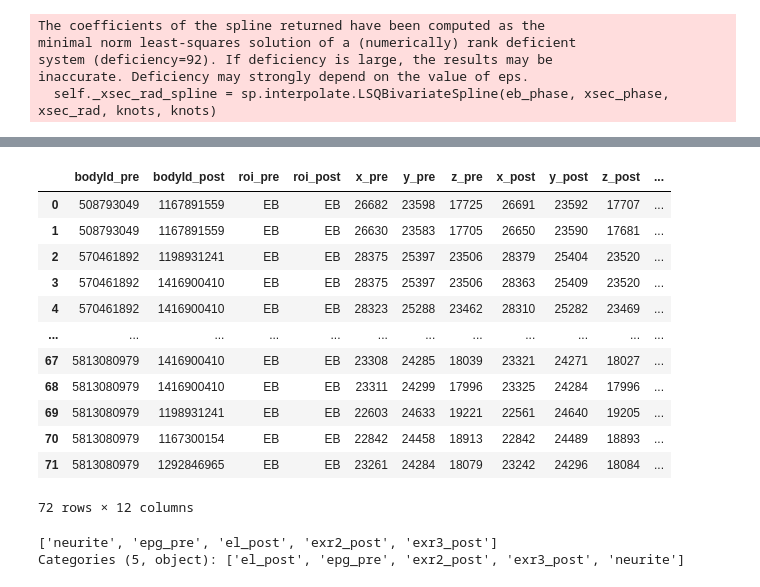
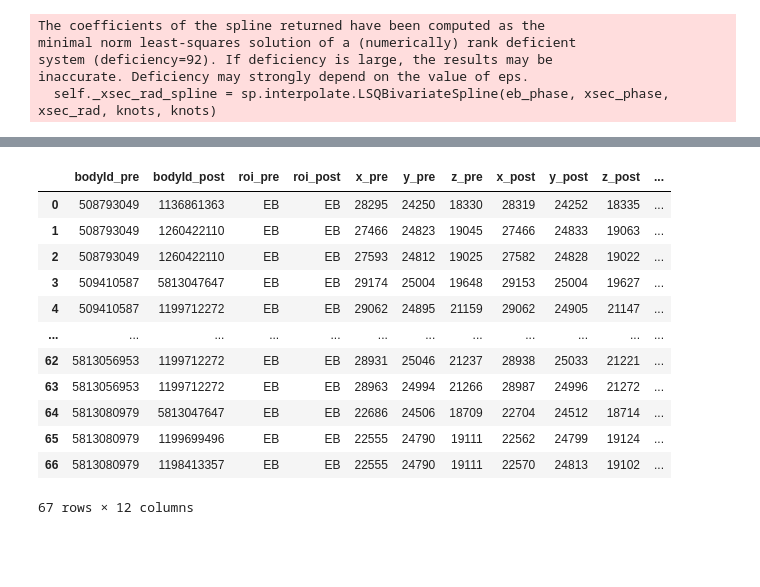
Before and after one commit to yfisher-lab/NeuromodPlasticity, a Jupyter notebook: NeuromodPlasticity/figures/connectomics/synapse_distance.ipynb, the cells around one changed output, grey strips where cells are left out. Drawn from its saved outputs; the diff is of its cells as text; code cells hidden in the pictures; blank space fills up the shorter version.

```diff
--- a/NeuromodPlasticity/figures/connectomics/synapse_distance.ipynb
+++ b/NeuromodPlasticity/figures/connectomics/synapse_distance.ipynb
@@ -67,6 +69,7 @@ def change_of_basis(navis_skeleton):
 # %%
 # load example ER4d, EPG and an EL that connects them
 er4ds, _ = neu.queries.fetch_neurons(neu.NeuronCriteria(type = 'ER4d'))
+er2s, _ = neu.queries.fetch_neurons(neu.NeuronCriteria(type = 'ER2.*'))
 
 
 els, _= neu.queries.fetch_neurons(neu.NeuronCriteria(type = 'EL'))
@@ -203,19 +273,19 @@ ax.grid(False)
 # %%
 pen_er4d_synapses = neu_orig.fetch_synapse_connections(pens['bodyId'],
-                                                       er4ds['bodyId'],
+                                                       er2s['bodyId'],
                                                        neu_orig.SynapseCriteria(rois='EB'))
 pen_er4d_synapses
 # %% [output]
 |  | bodyId_pre | bodyId_post | roi_pre | roi_post | x_pre | y_pre | z_pre | x_post | y_post | z_post | ... |
-| 0 | 508793049 | 1167891559 | EB | EB | 26682 | 23598 | 17725 | 26691 | 23592 | 17707 | ... |
-| 1 | 508793049 | 1167891559 | EB | EB | 26630 | 23583 | 17705 | 26650 | 23590 | 17681 | ... |
-| 2 | 570461892 | 1198931241 | EB | EB | 28375 | 25397 | 23506 | 28379 | 25404 | 23520 | ... |
-| 3 | 570461892 | 1416900410 | EB | EB | 28375 | 25397 | 23506 | 28363 | 25409 | 23520 | ... |
-| 4 | 570461892 | 1416900410 | EB | EB | 28323 | 25288 | 23462 | 28310 | 25282 | 23469 | ... |
+| 0 | 508793049 | 1136861363 | EB | EB | 28295 | 24250 | 18330 | 28319 | 24252 | 18335 | ... |
+| 1 | 508793049 | 1260422110 | EB | EB | 27466 | 24823 | 19045 | 27466 | 24833 | 19063 | ... |
+| 2 | 508793049 | 1260422110 | EB | EB | 27593 | 24812 | 19025 | 27582 | 24828 | 19022 | ... |
+| 3 | 509410587 | 5813047647 | EB | EB | 29174 | 25004 | 19648 | 29153 | 25004 | 19627 | ... |
+| 4 | 509410587 | 1199712272 | EB | EB | 29062 | 24895 | 21159 | 29062 | 24905 | 21147 | ... |
 | ... | ... | ... | ... | ... | ... | ... | ... | ... | ... | ... | ... |
-| 67 | 5813080979 | 1416900410 | EB | EB | 23308 | 24285 | 18039 | 23321 | 24271 | 18027 | ... |
-| 68 | 5813080979 | 1416900410 | EB | EB | 23311 | 24299 | 17996 | 23325 | 24284 | 17996 | ... |
-| 69 | 5813080979 | 1198931241 | EB | EB | 22603 | 24633 | 19221 | 22561 | 24640 | 19205 | ... |
-| 70 | 5813080979 | 1167300154 | EB | EB | 22842 | 24458 | 18913 | 22842 | 24489 | 18893 | ... |
-| 71 | 5813080979 | 1292846965 | EB | EB | 23261 | 24284 | 18079 | 23242 | 24296 | 18084 | ... |
+| 62 | 5813056953 | 1199712272 | EB | EB | 28931 | 25046 | 21237 | 28938 | 25033 | 21221 | ... |
+| 63 | 5813056953 | 1199712272 | EB | EB | 28963 | 24994 | 21266 | 28987 | 24996 | 21272 | ... |
+| 64 | 5813080979 | 5813047647 | EB | EB | 22686 | 24506 | 18709 | 22704 | 24512 | 18714 | ... |
+| 65 | 5813080979 | 1199699496 | EB | EB | 22555 | 24790 | 19111 | 22562 | 24799 | 19124 | ... |
+| 66 | 5813080979 | 1198413357 | EB | EB | 22555 | 24790 | 19111 | 22570 | 24813 | 19102 | ... |
-72 rows × 12 columns
+67 rows × 12 columns
@@ -266,5 +291,0 @@ er4d_skel = neu_orig.attach_synapses_to_skeleton(er4d_skel, syns)
-# %%
-er4d_skel['structure'].unique()
-# %% [output]
-['neurite', 'epg_pre', 'el_post', 'exr2_post', 'exr3_post']
-Categories (5, object): ['el_post', 'epg_pre', 'exr2_post', 'exr3_post', 'neurite']
```
Also changed, not shown: parts of 21 cells of this notebook, 5 other files.
